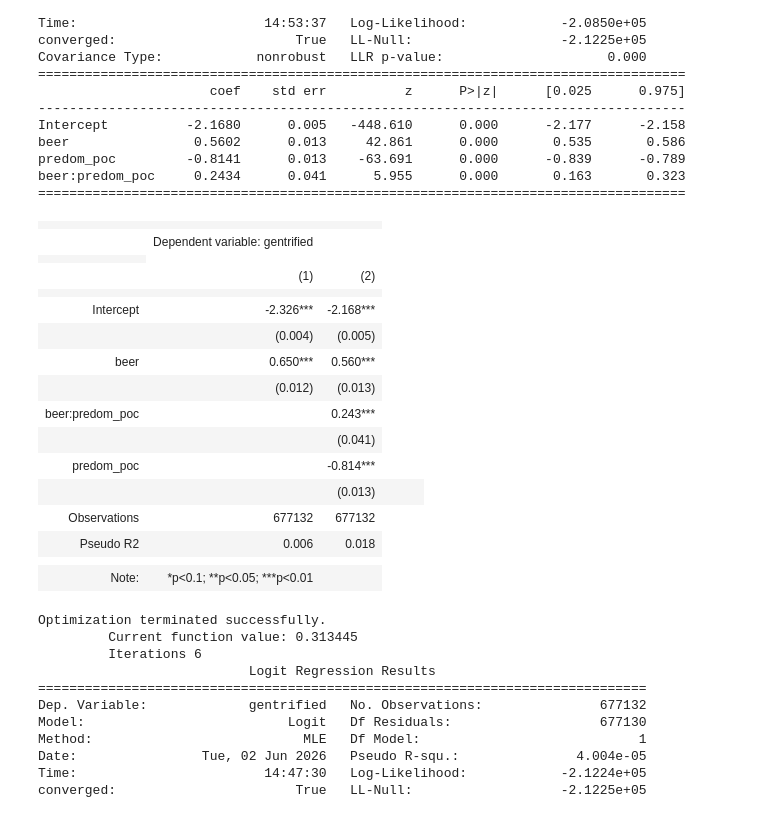
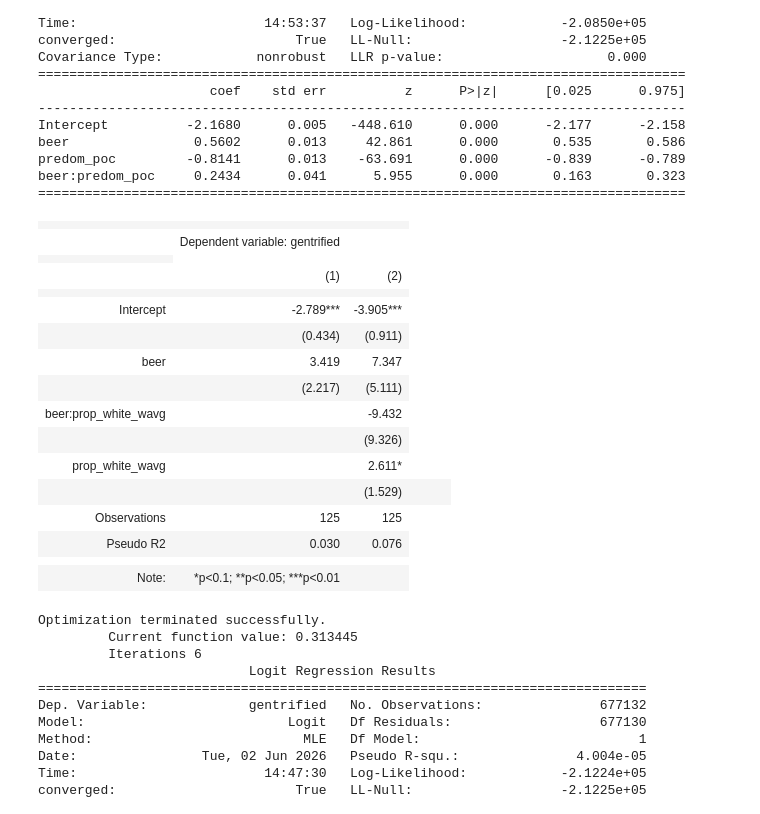
Before and after one commit to glow-27/COGS_209_proj, a Jupyter notebook: beer_textprocessing.ipynb, the cells around one changed output. Saved outputs shown, nothing was run; the diff lists cells and outputs as text; code cells hidden in the pictures.

Commit message:
added neighborhood aggregation

```diff
--- a/beer_textprocessing.ipynb
+++ b/beer_textprocessing.ipynb
@@ -8,3 +29,7 @@ dat = gpd.read_file('reviews_demog_2010.gpkg')
+# %%
+# subset to pre-gentrification period
+dat['date'] = pd.to_datetime(dat['date'])
+dat = dat[dat['date'] < '01-01-10']
 # %%
 dat['text'] = dat.text.str.lower()
 dat = dat.dropna(subset=['text', 'gentrified']).reset_index(drop=True)
@@ -241 +266,12 @@ Index(['business_id', 'name', 'address', 'city', 'state', 'postal_code_x',
       dtype='object')
+# %%
+neigh_agg = dat.groupby('neighborhood').agg(
+    authenticity = ('authenticity', 'mean'),
+    pizza = ('pizza', 'mean'),
+    beer = ('beer', 'mean'),
+    simple = ('simple', 'mean'),
+    gentrified = ('gentrified', 'first'),
+    prop_white_wavg = ('prop_white_wavg', 'first')
+
+)
+neigh_agg
@@ -242,5 +315,5 @@ Index(['business_id', 'name', 'address', 'city', 'state', 'postal_code_x',
 # %%
-beer_model_simple = smf.logit('gentrified ~ beer', data=dat).fit()
-print(beer_model_simple.summary())
+beer_model_simple_neigh = smf.logit('gentrified ~ beer', data=neigh_agg).fit()
+print(beer_model_simple_neigh.summary())
 # %% [output]
 Optimization terminated successfully.
@@ -285,3 +439,6 @@ authenticity               -0.3114      0.033     -9.518      0.000      -0.376
 predom_poc                 -0.8411      0.012    -67.957      0.000      -0.865      -0.817
 authenticity:predom_poc     0.5957      0.063      9.464      0.000       0.472       0.719
 ===========================================================================================
+# %%
+beer_model_neigh = smf.logit('gentrified ~ beer + prop_white_wavg + beer:prop_white_wavg', data=neigh_agg).fit()
+print(beer_model_neigh.summary())
@@ -311,24 +489,24 @@ beer:predom_poc     0.2434      0.041      5.955      0.000       0.163       0.
 ===================================================================================
 # %%
 from stargazer.stargazer import Stargazer
-table = Stargazer([beer_model_simple, beer_model])
+table = Stargazer([beer_model_simple_neigh, beer_model_neigh])
 table
 # %% [output]
 |  |  |  |
 |  | Dependent variable: gentrified |  |
 |  |
 |  | (1) | (2) |
 |  |  |  |
-| Intercept | -2.326*** | -2.168*** |
-|  | (0.004) | (0.005) |
-| beer | 0.650*** | 0.560*** |
-|  | (0.012) | (0.013) |
-| beer:predom_poc |  | 0.243*** |
-|  |  | (0.041) |
-| predom_poc |  | -0.814*** |
-|  |  | (0.013) |  |  |  |
-| Observations | 677132 | 677132 |
-| Pseudo R2 | 0.006 | 0.018 |
+| Intercept | -2.789*** | -3.905*** |
+|  | (0.434) | (0.911) |
+| beer | 3.419 | 7.347 |
+|  | (2.217) | (5.111) |
+| beer:prop_white_wavg |  | -9.432 |
+|  |  | (9.326) |
+| prop_white_wavg |  | 2.611* |
+|  |  | (1.529) |  |  |  |
+| Observations | 125 | 125 |
+| Pseudo R2 | 0.030 | 0.076 |
 |  |  |  |
 | Note: | *p<0.1; **p<0.05; ***p<0.01 |  |
 # %%
```
Also changed, not shown: parts of 18 cells of this notebook.
